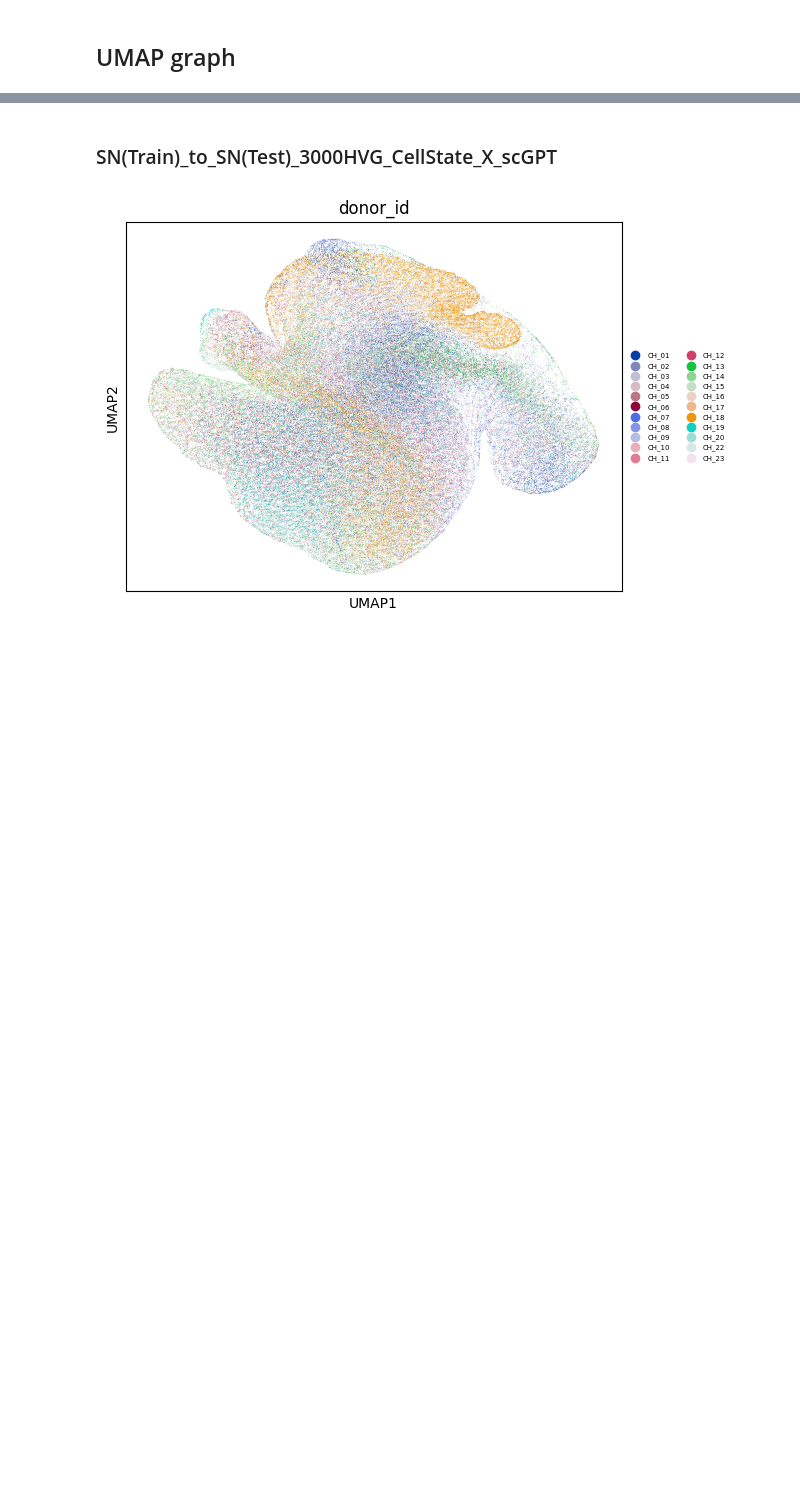
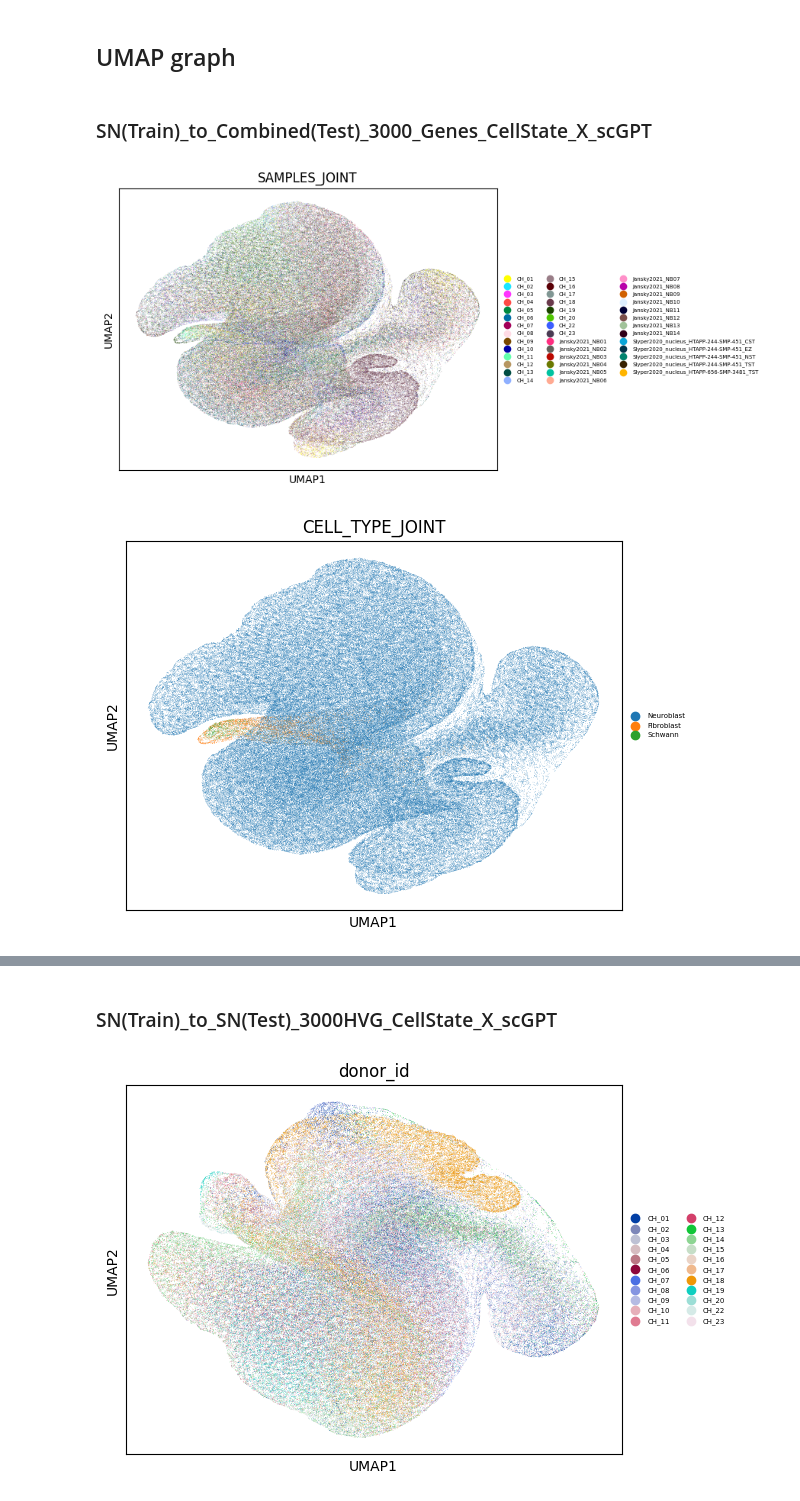
Before and after one commit to keyshavmor/Foundation_Models_for_Soft_Clustering, a Jupyter notebook: artheme/ipca_compression_notebook.ipynb, the cells around one changed output, grey strips where cells are left out. Saved outputs shown, nothing was run; the diff lists cells and outputs as text; code cells hidden in the pictures; blank space fills up the shorter version.

```diff
--- a/artheme/ipca_compression_notebook.ipynb
+++ b/artheme/ipca_compression_notebook.ipynb
@@ -88,2 +124,12 @@ sc.pp.neighbors(adata, use_rep=iPCA_KEY)
 # %% [markdown]
 ## UMAP graph
+# %% [markdown]
+### SN(Train)_to_Combined(Test)_3000_Genes_CellState_X_scGPT
+# %%
+sc.tl.umap(adata)
+umap_obs = ['SAMPLES_JOINT', 'CELL_TYPE_JOINT', 'cell_state', 'STAGE_CODE_JOINT']
+for feature in umap_obs:
+    sc.pl.umap(adata, color=feature, legend_fontsize=5)
+# %% [output]
+[figure, added]
+[figure, added]
```
Also changed, not shown: parts of 9 cells of this notebook, 25 other files.
